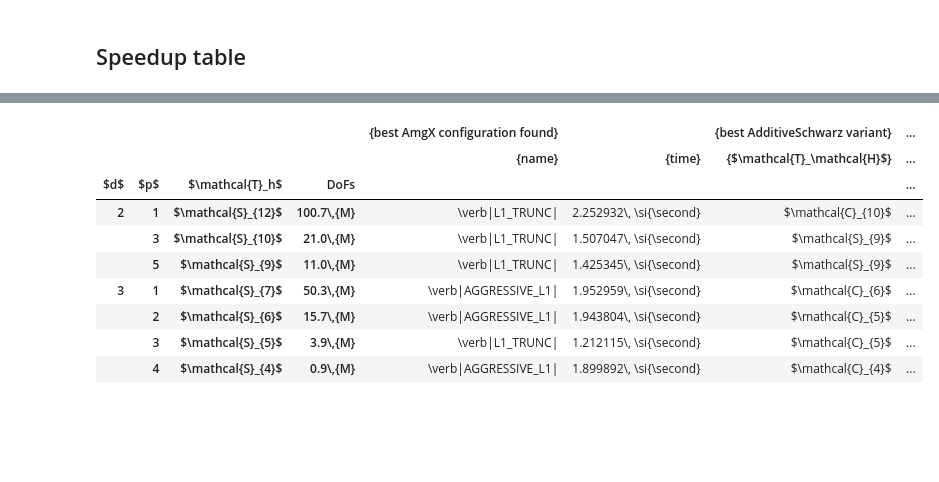
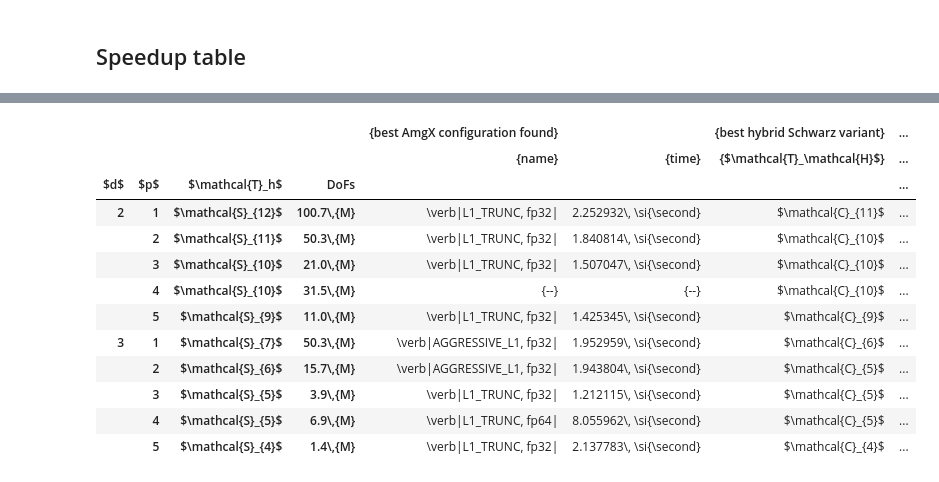
Before and after one commit to mgr0dzicki/dd-solvers, a Jupyter notebook: notebooks/best_comparison.ipynb, the cells around one changed output, grey strips where cells are left out. Cells and saved outputs as stored; diff of their text form; code cells hidden in the pictures; blank space fills up the shorter version.

Commit message:
best_comparison: last for today

```diff
--- a/notebooks/best_comparison.ipynb
+++ b/notebooks/best_comparison.ipynb
@@ -283,31 +277,35 @@ def find_best_variants(df: pd.DataFrame) -> pd.DataFrame:
     df = df[df.solver.str.contains("CG")].copy()
 
     summary = df.pivot_table(
-        index=["solver"],
+        index=["nice solver"],
         columns=["coarse m", "solvers m"],
         values="best solve time",
         aggfunc="min",
     )
     summary["best"] = summary.min(axis=1)
 
-    best_amgx_key = summary["best"][summary.index.str.contains("AMGX")].idxmin()
-    best_amgx_variant = best_amgx_key[8:].split(",")[0]
-    best_amgx_time = summary["best"][best_amgx_key]
+    if summary.index.str.contains("AmgX").any():
+        best_amgx_key = summary["best"][summary.index.str.contains("AmgX")].idxmin()
+        best_amgx_variant = best_amgx_key.split("(")[1].split(")")[0]
+        best_amgx_time = summary["best"][best_amgx_key]
+    else:
+        best_amgx_variant = None
+        best_amgx_time = None
 
     best_additive_key = summary["best"][
-        summary.index.str.contains("AdditiveSchwarz")
+        summary.index.str.contains("Additive Schwarz")
     ].idxmin()
     best_additive_time = summary["best"][best_additive_key]
     best_additive_by_meshes = summary[
-        summary.index.str.contains("AdditiveSchwarz")
+        summary.index.str.contains("Additive Schwarz")
     ].min()
     best_additive_meshing = best_additive_by_meshes.idxmin()
 
     best_hybrid_key = summary["best"][
-        summary.index.str.contains("HybridSchwarz")
+        summary.index.str.contains("Hybrid Schwarz")
     ].idxmin()
     best_hybrid_time = summary["best"][best_hybrid_key]
-    best_hybrid_by_meshes = summary[summary.index.str.contains("HybridSchwarz")].min()
+    best_hybrid_by_meshes = summary[summary.index.str.contains("Hybrid Schwarz")].min()
     best_hybrid_meshing = best_hybrid_by_meshes.idxmin()
 
     return pd.Series(
@@ -339,6 +321,5 @@ def get_dofs(d, fine_m, p):
 # %%
 def get_problem_summary(problem):
-    print(problem)
     test_case = problem["test case"]
     p = problem["p"]
     mesh_family = problem["mesh family"]
@@ -359,6 +340,6 @@ def get_problem_summary(problem):
     summary["mesh family"] = mesh_family
     summary["m"] = fine_m
     summary["p"] = p
-    summary["DoFs"] = get_dofs(d, int(fine_m[1:]), p) if fine_m != "F" else None
+    summary["DoFs"] = data["DoFs"].iloc[0]
 
     return summary
@@ -420,64 +367,54 @@ tab["$\\mathcal{T}_h$"] = speedup_table["m"].apply(lambda m: f"${format_mesh(m)}
 tab["DoFs"] = speedup_table["DoFs"].apply(lambda n: f"{n / 1_000_000:.1f}\\,{{M}}")
 
 amgx_best = "best AmgX configuration found"
-additive_best = "best AdditiveSchwarz variant"
-hybrid_best = "best HybridSchwarz variant"
+hybrid_best = "best hybrid Schwarz variant"
 
 tab[(amgx_best, "name")] = speedup_table["best_amgx_variant"].map(
-    lambda v: f"\\verb|{v.replace('AGGRESIVE', 'AGGRESSIVE')}|"
+    lambda v: f"\\verb|{v}|" if pd.notna(v) else "{--}"
 )
 tab[(amgx_best, "time")] = speedup_table["best_amgx_time"] / 1000
-tab[(additive_best, "$\\mathcal{T}_\\mathcal{H}$")] = speedup_table[
-    "best_additive_meshing"
-].map(lambda m: f"${format_mesh(m[0])}$")
-tab[(additive_best, "$\\mathcal{T}_H$")] = speedup_table["best_additive_meshing"].map(
-    lambda m: f"${format_mesh(m[1])}$"
-)
-tab[(additive_best, "time")] = speedup_table["best_additive_time"] / 1000
-tab[(additive_best, "speedup")] = (
-    tab[(amgx_best, "time")] / tab[(additive_best, "time")]
-)
 
 tab[(hybrid_best, "$\\mathcal{T}_\\mathcal{H}$")] = speedup_table[
     "best_hybrid_meshing"
 ].map(lambda m: f"${format_mesh(m[0])}$")
 tab[(hybrid_best, "$\\mathcal{T}_H$")] = speedup_table["best_hybrid_meshing"].map(
     lambda m: f"${format_mesh(m[1])}$"
 )
 tab[(hybrid_best, "time")] = speedup_table["best_hybrid_time"] / 1000
 tab[(hybrid_best, "speedup")] = tab[(amgx_best, "time")] / tab[(hybrid_best, "time")]
 
 tab.set_index(["$d$", "$p$", "$\\mathcal{T}_h$", "DoFs"], inplace=True)
 
 
 def time_latex(t: float):
-    return f"{t:.6f}\\, \\si{{\\second}}"
+    return f"{t:.6f}\\, \\si{{\\second}}" if pd.notna(t) else "{--}"
 
 
 def speedup_latex(s: float):
-    return f"{s:.6f} \\,\\(\\times\\)"
+    return f"{s:.6f} \\,\\(\\times\\)" if pd.notna(s) else "{$\\infty\\,\\times$}"
 
 
 tab[(amgx_best, "time")] = tab[(amgx_best, "time")].apply(time_latex)
-tab[(additive_best, "time")] = tab[(additive_best, "time")].apply(time_latex)
-tab[(additive_best, "speedup")] = tab[(additive_best, "speedup")].apply(speedup_latex)
 tab[(hybrid_best, "time")] = tab[(hybrid_best, "time")].apply(time_latex)
 tab[(hybrid_best, "speedup")] = tab[(hybrid_best, "speedup")].apply(speedup_latex)
 
 tab.columns = pd.MultiIndex.from_tuples(tab.columns)
 tab.rename(columns=lambda c: f"{{{c}}}", inplace=True)
 tab
 # %% [output]
-|  |  |  |  | {best AmgX configuration found} |  | {best AdditiveSchwarz variant} | ... |
+|  |  |  |  | {best AmgX configuration found} |  | {best hybrid Schwarz variant} | ... |
 |  |  |  |  | {name} | {time} | {$\mathcal{T}_\mathcal{H}$} | ... |
 | $d$ | $p$ | $\mathcal{T}_h$ | DoFs |  |  |  | ... |
-| 2 | 1 | $\mathcal{S}_{12}$ | 100.7\,{M} | \verb|L1_TRUNC| | 2.252932\, \si{\second} | $\mathcal{C}_{10}$ | ... |
-|  | 3 | $\mathcal{S}_{10}$ | 21.0\,{M} | \verb|L1_TRUNC| | 1.507047\, \si{\second} | $\mathcal{S}_{9}$ | ... |
-|  | 5 | $\mathcal{S}_{9}$ | 11.0\,{M} | \verb|L1_TRUNC| | 1.425345\, \si{\second} | $\mathcal{S}_{9}$ | ... |
-| 3 | 1 | $\mathcal{S}_{7}$ | 50.3\,{M} | \verb|AGGRESSIVE_L1| | 1.952959\, \si{\second} | $\mathcal{C}_{6}$ | ... |
-|  | 2 | $\mathcal{S}_{6}$ | 15.7\,{M} | \verb|AGGRESSIVE_L1| | 1.943804\, \si{\second} | $\mathcal{C}_{5}$ | ... |
-|  | 3 | $\mathcal{S}_{5}$ | 3.9\,{M} | \verb|L1_TRUNC| | 1.212115\, \si{\second} | $\mathcal{C}_{5}$ | ... |
-|  | 4 | $\mathcal{S}_{4}$ | 0.9\,{M} | \verb|AGGRESSIVE_L1| | 1.899892\, \si{\second} | $\mathcal{C}_{4}$ | ... |
+| 2 | 1 | $\mathcal{S}_{12}$ | 100.7\,{M} | \verb|L1_TRUNC, fp32| | 2.252932\, \si{\second} | $\mathcal{C}_{11}$ | ... |
+|  | 2 | $\mathcal{S}_{11}$ | 50.3\,{M} | \verb|L1_TRUNC, fp32| | 1.840814\, \si{\second} | $\mathcal{C}_{10}$ | ... |
+|  | 3 | $\mathcal{S}_{10}$ | 21.0\,{M} | \verb|L1_TRUNC, fp32| | 1.507047\, \si{\second} | $\mathcal{C}_{10}$ | ... |
+|  | 4 | $\mathcal{S}_{10}$ | 31.5\,{M} | {--} | {--} | $\mathcal{C}_{10}$ | ... |
+|  | 5 | $\mathcal{S}_{9}$ | 11.0\,{M} | \verb|L1_TRUNC, fp32| | 1.425345\, \si{\second} | $\mathcal{C}_{9}$ | ... |
+| 3 | 1 | $\mathcal{S}_{7}$ | 50.3\,{M} | \verb|AGGRESSIVE_L1, fp32| | 1.952959\, \si{\second} | $\mathcal{C}_{6}$ | ... |
+|  | 2 | $\mathcal{S}_{6}$ | 15.7\,{M} | \verb|AGGRESSIVE_L1, fp32| | 1.943804\, \si{\second} | $\mathcal{C}_{5}$ | ... |
+|  | 3 | $\mathcal{S}_{5}$ | 3.9\,{M} | \verb|L1_TRUNC, fp32| | 1.212115\, \si{\second} | $\mathcal{C}_{5}$ | ... |
+|  | 4 | $\mathcal{S}_{5}$ | 6.9\,{M} | \verb|L1_TRUNC, fp64| | 8.055962\, \si{\second} | $\mathcal{C}_{5}$ | ... |
+|  | 5 | $\mathcal{S}_{4}$ | 1.4\,{M} | \verb|L1_TRUNC, fp32| | 2.137783\, \si{\second} | $\mathcal{C}_{4}$ | ... |
 # %%
 time_col = "S[table-format=1.3\\,s, round-mode=places, round-precision=3]"
 speedup_col = "S[table-format=1.3, round-mode=places, round-precision=3]"
```
Also changed, not shown: parts of 7 cells of this notebook, 3 other files.
